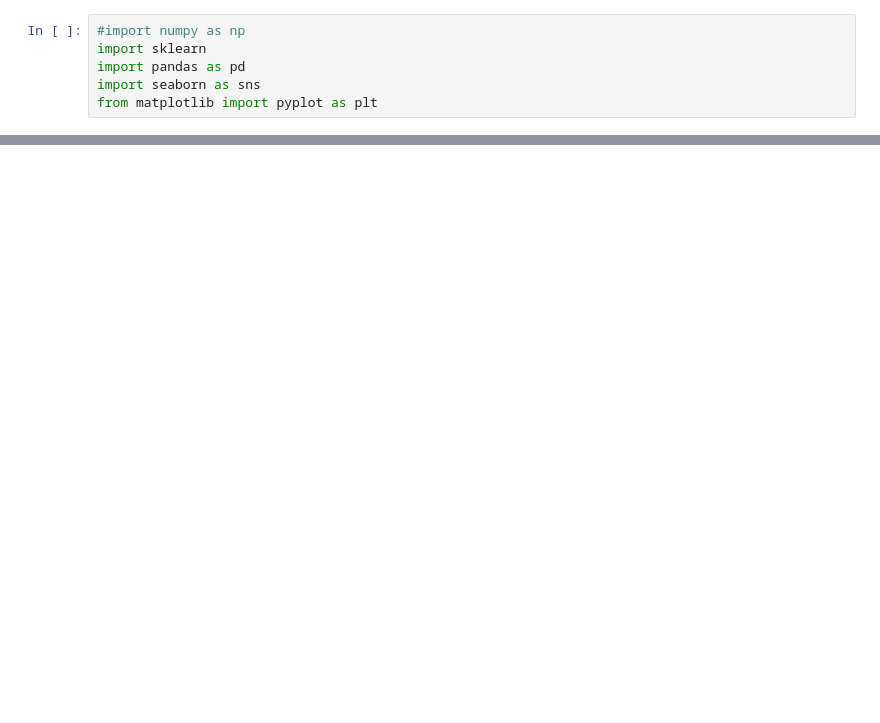
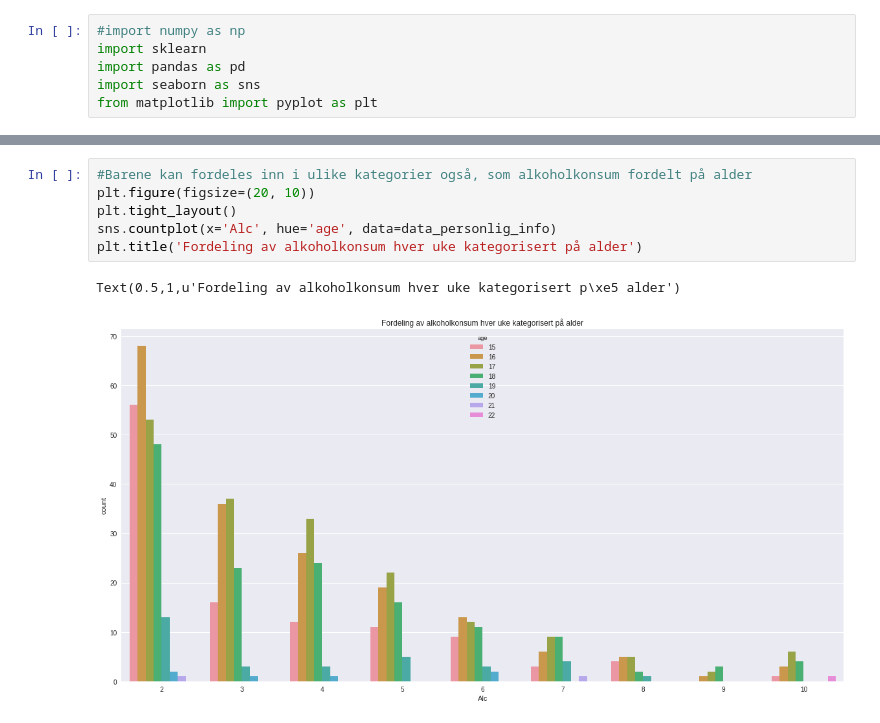
Before and after one commit to fabiansd/AI-workshop, a Jupyter notebook: AI_workshop.ipynb, the cells around one changed output, grey strips where cells are left out. Drawn from its saved outputs; the diff is of its cells as text; blank space fills up the shorter version.

```diff
--- a/AI_workshop.ipynb
+++ b/AI_workshop.ipynb
@@ -39,0 +320,9 @@ sample_data
+# %%
+#Barene kan fordeles inn i ulike kategorier også, som alkoholkonsum fordelt på alder
+plt.figure(figsize=(20, 10))
+plt.tight_layout()
+sns.countplot(x='Alc', hue='age', data=data_personlig_info)
+plt.title('Fordeling av alkoholkonsum hver uke kategorisert på alder')
+# %% [output]
+Text(0.5,1,u'Fordeling av alkoholkonsum hver uke kategorisert p\xe5 alder')
+[figure, added]
```
Also changed, not shown: parts of 55 cells of this notebook.
